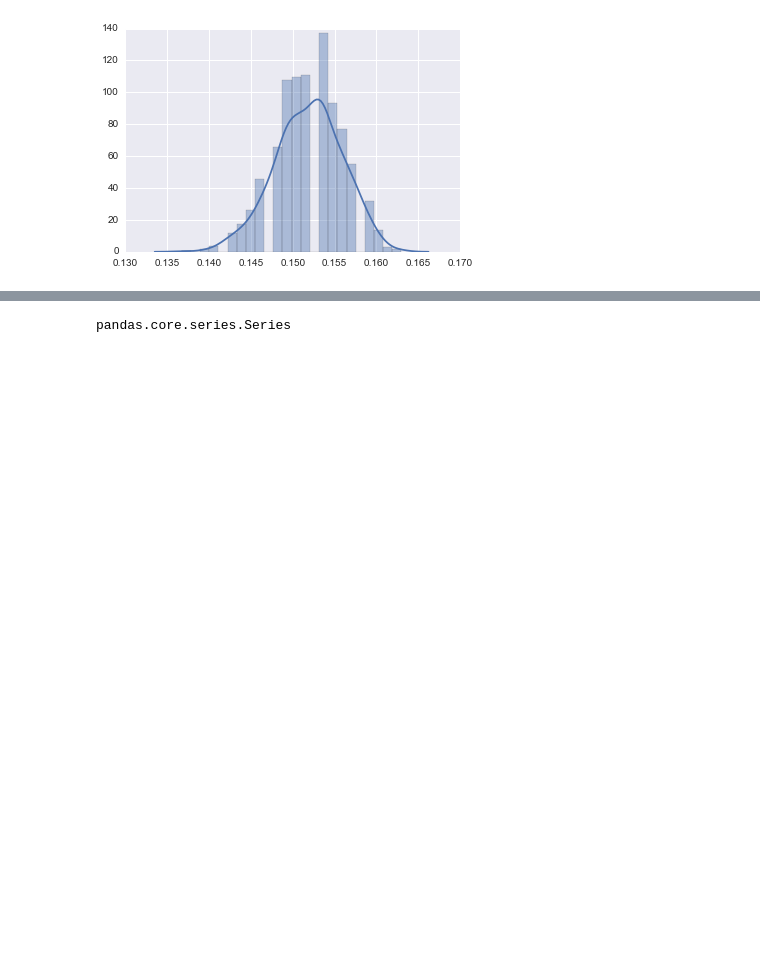
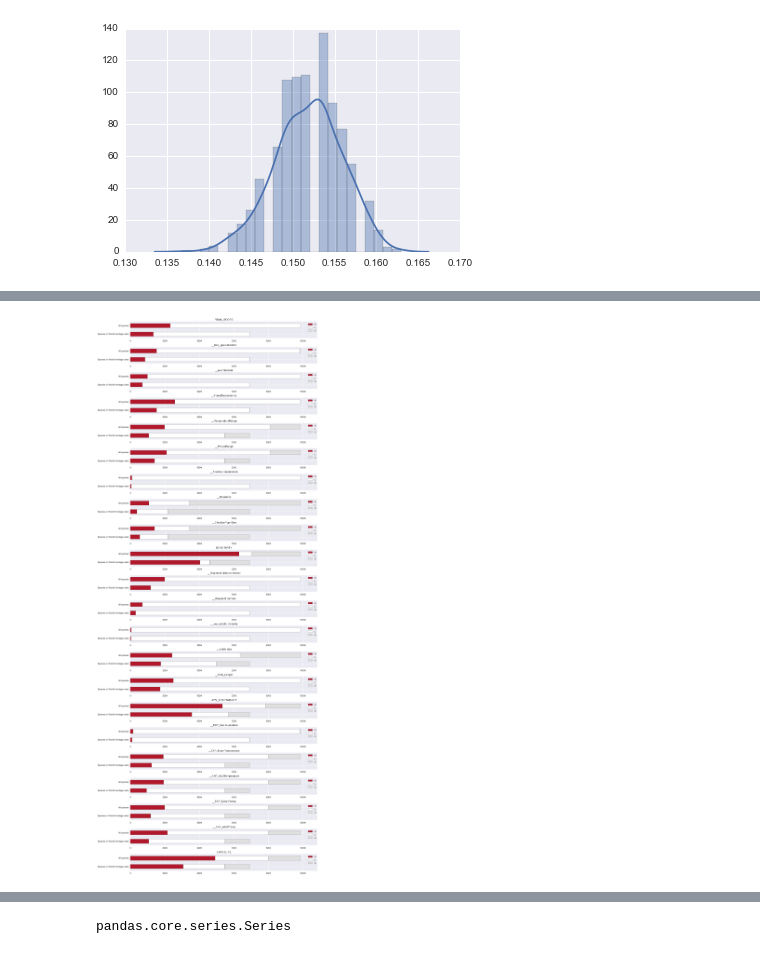
Before and after one commit to Yichuans/climate-vulnerable-wh, a Jupyter notebook: workspace.ipynb, the cells around one changed output, grey strips where cells are left out. Saved outputs shown, nothing was run; the diff lists cells and outputs as text; code cells hidden in the pictures; blank space fills up the shorter version.

```diff
--- a/workspace.ipynb
+++ b/workspace.ipynb
@@ -956,0 +1011,5 @@ sns.distplot(test_c)
+# %%
+# bird
+plot_comparison(bird_selected, bird, b_columns);
+# %% [output]
+[figure, added]
```
Also changed, not shown: parts of 27 cells of this notebook, 1 other file.
